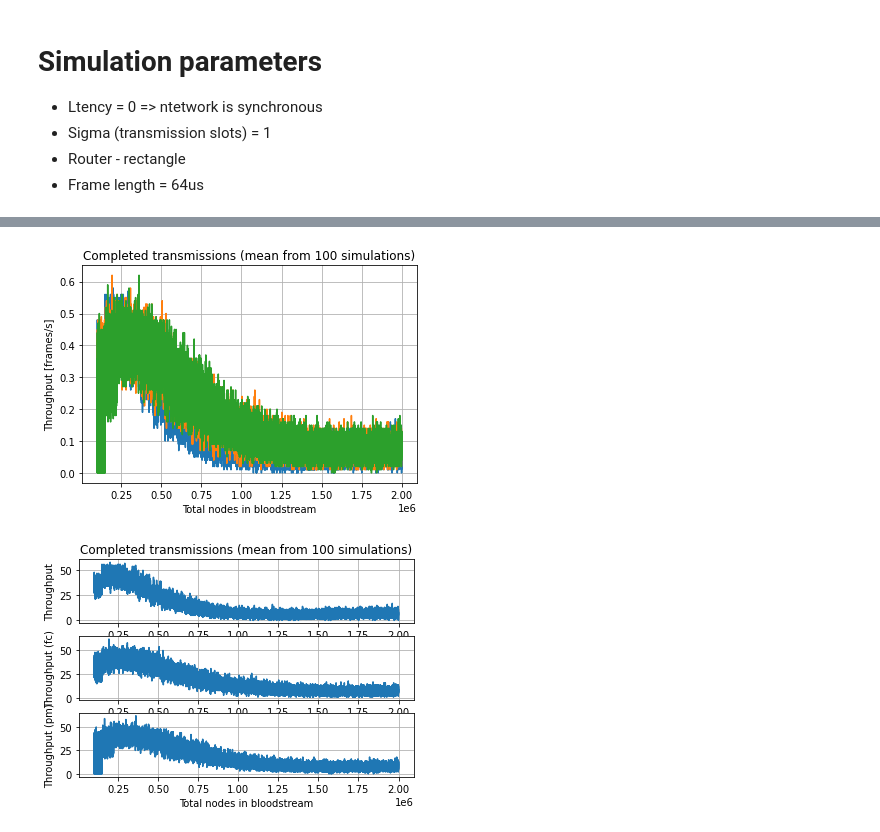
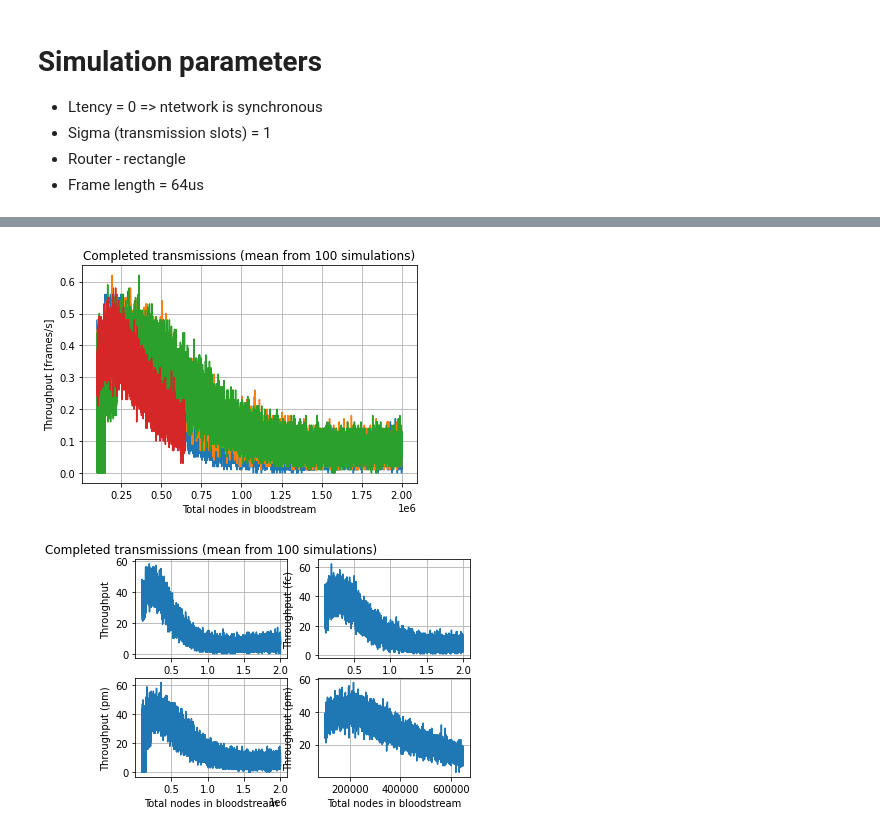
Before and after one commit to KrzysztofSkos/veinSimulator, a Jupyter notebook: Results/routerProstokat_metodyNaSchody.ipynb, the cells around one changed output, grey strips where cells are left out. Saved outputs shown, nothing was run; the diff lists cells and outputs as text; code cells hidden in the pictures.

```diff
--- a/Results/routerProstokat_metodyNaSchody.ipynb
+++ b/Results/routerProstokat_metodyNaSchody.ipynb
@@ -10,8 +10,12 @@ import pandas as pd
 df_simp = pd.read_excel (r'nodeCountTT64_simplified1.xlsx')
 df_fc = pd.read_excel (r'nodeCountTT64_simp1_floor_ceil.xlsx')
 df_pm = pd.read_excel (r'nodeCountTT64_simp1_plusminus.xlsx')
+df_gauss = pd.read_csv (r'nodeCountTT64_simp1_gauss.csv')
+# %%
+df_gauss = df_gauss.apply(pd.to_numeric, errors='coerce')
 # %%
 import numpy as np
 data_simp = df_simp.to_numpy()
 data_fc = df_fc.to_numpy()
 data_pm = df_pm.to_numpy()
+data_gauss = df_gauss.to_numpy()
@@ -73,27 +93,32 @@ plt.grid()
 # %%
-plt.plot(data_simp[:, 0], data_simp[:, 3]/100, data_fc[:, 0], data_fc[:, 3]/100, data_pm[:, 0], data_pm[:, 3]/100)
+plt.plot(data_simp[:, 0], data_simp[:, 3]/100, data_fc[:, 0], data_fc[:, 3]/100, data_pm[:, 0], data_pm[:, 3]/100, data_gauss[:, 0], data_gauss[:, 3]/100)
 plt.title("Completed transmissions (mean from 100 simulations)")
 plt.ylabel("Throughput [frames/s]")
 plt.xlabel("Total nodes in bloodstream")
 plt.grid()
 # %% [output]
-[figure, old version]
+[figure, new version]
 # %%
 plt.figure(2)
-plt.subplot(311)
+plt.subplot(221)
 plt.plot(data_simp[:, 0], data_simp[:, 3])
 plt.title("Completed transmissions (mean from 100 simulations)")
 plt.ylabel("Throughput")
 plt.grid()
-plt.subplot(312)
+plt.subplot(222)
 plt.plot(data_fc[:, 0],  data_fc[:, 3])
 plt.ylabel("Throughput (fc)")
 plt.xlabel("Total nodes in bloodstream")
 plt.grid()
-plt.subplot(313)
+plt.subplot(223)
 plt.plot(data_pm[:, 0],  data_pm[:, 3])
 plt.ylabel("Throughput (pm)")
 plt.xlabel("Total nodes in bloodstream")
 plt.grid()
+plt.subplot(224)
+plt.plot(data_gauss[:, 0],  data_gauss[:, 3])
+plt.ylabel("Throughput (pm)")
+plt.xlabel("Total nodes in bloodstream")
+plt.grid()
 # %% [output]
-[figure, old version]
+[figure, new version]
```
Also changed, not shown: parts of 5 cells of this notebook, 1 other file.
